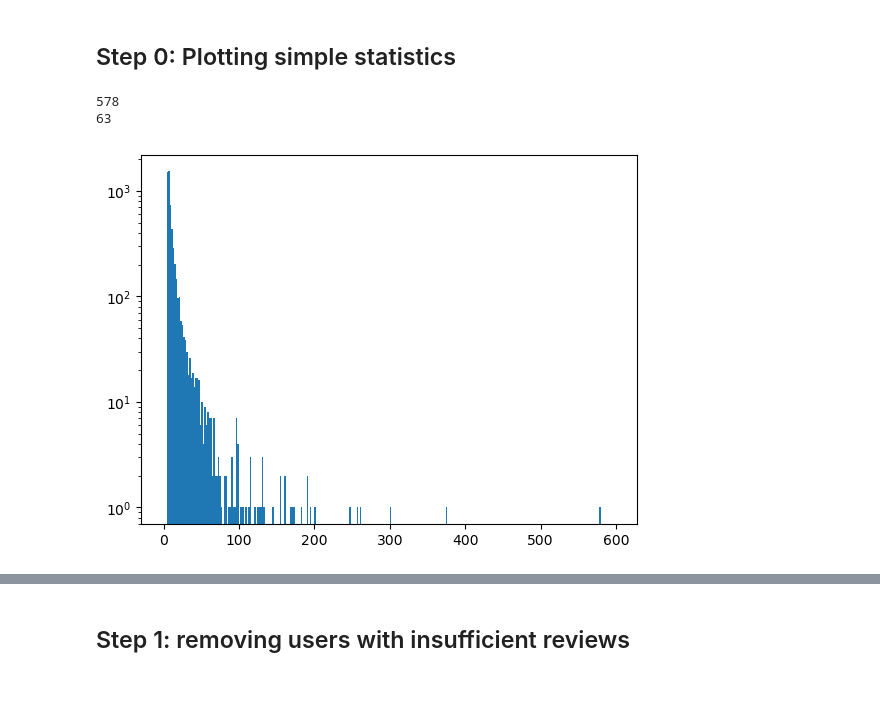
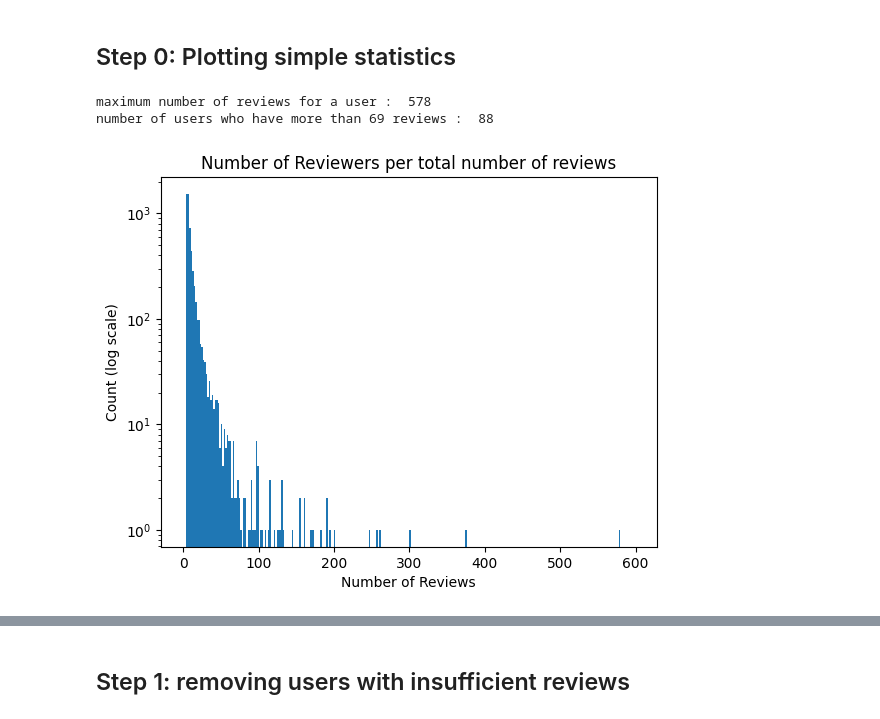
Before and after one commit to Thosam1/BachelorProject, a Jupyter notebook: Bandits/data-preprocessing/amazon_music_filtering.ipynb, the cells around one changed output, grey strips where cells are left out. Cells and saved outputs as stored; diff of their text form; code cells hidden in the pictures; blank space fills up the shorter version.

```diff
--- a/Bandits/data-preprocessing/amazon_music_filtering.ipynb
+++ b/Bandits/data-preprocessing/amazon_music_filtering.ipynb
@@ -50,13 +48,20 @@ The format of the dictionary is key: reviewerID, value: [review1, review2, ...]
 num_reviews_by_reviewer = {k:len(v) for k,v in reviews_by_reviewer.items()}
 num_reviews_stats = np.array(list(num_reviews_by_reviewer.values()))
 max_num_reviews = np.max(num_reviews_stats)
-print(max_num_reviews)
-num_seventy_plus = len(np.where(num_reviews_stats > 70)[0])
-print(num_seventy_plus)
+print("maximum number of reviews for a user : ", max_num_reviews)
+
+num_sixty_plus = len(np.where(num_reviews_stats > 60)[0])
+print("number of users who have more than 69 reviews : ", num_sixty_plus)
 buckets = np.arange(0, 600, 2)
-plt.hist(num_reviews_stats, buckets)
-plt.yscale('log')
 # %% [output]
-578
-63
+maximum number of reviews for a user :  578
+number of users who have more than 69 reviews :  88
-[figure, removed]
+# %%
+plt.hist(num_reviews_stats, buckets)
+plt.yscale('log')
+plt.title('Number of Reviewers per total number of reviews')
+plt.xlabel('Number of Reviews')
+plt.ylabel('Count (log scale)')
+plt.show()
+# %% [output]
+[figure, added]
```
Also changed, not shown: parts of 15 cells of this notebook, 1 other file.
